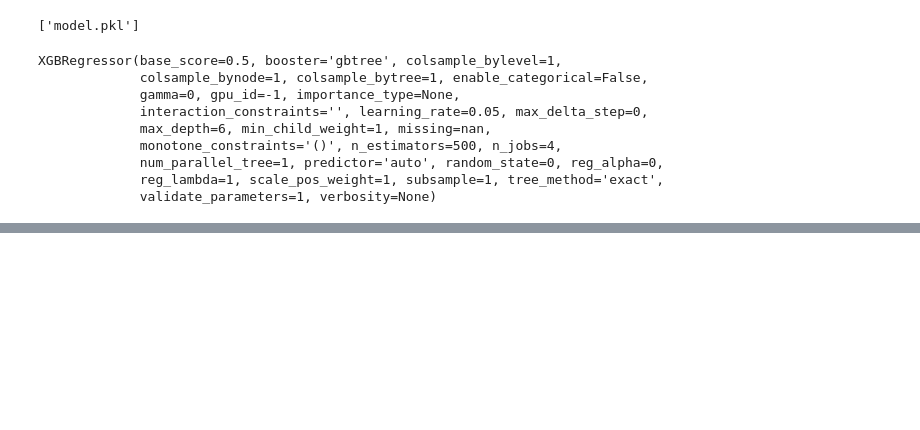
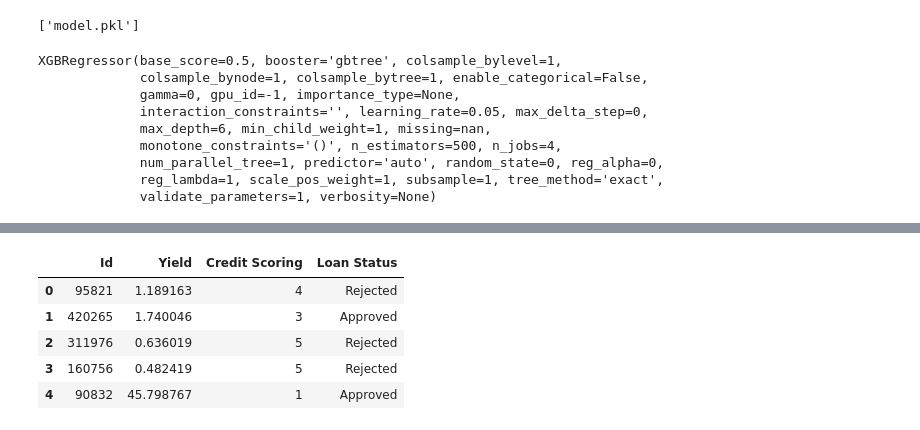
Before and after one commit to naseemap47/predictCropYield-MachineLearning-python, a Jupyter notebook: crop_yield.ipynb, the cells around one changed output, grey strips where cells are left out. Drawn from its saved outputs; the diff is of its cells as text; code cells hidden in the pictures; blank space fills up the shorter version.

```diff
--- a/crop_yield.ipynb
+++ b/crop_yield.ipynb
@@ -820,0 +913,10 @@ XGBRegressor(base_score=0.5, booster='gbtree', colsample_bylevel=1,
+# %%
+loan_status = pd.read_csv('loan_status_prediction.csv')
+loan_status.head()
+# %% [output]
+|  | Id | Yield | Credit Scoring | Loan Status |
+| 0 | 95821 | 1.189163 | 4 | Rejected |
+| 1 | 420265 | 1.740046 | 3 | Approved |
+| 2 | 311976 | 0.636019 | 5 | Rejected |
+| 3 | 160756 | 0.482419 | 5 | Rejected |
+| 4 | 90832 | 45.798767 | 1 | Approved |
```
Also changed, not shown: parts of 17 cells of this notebook.
